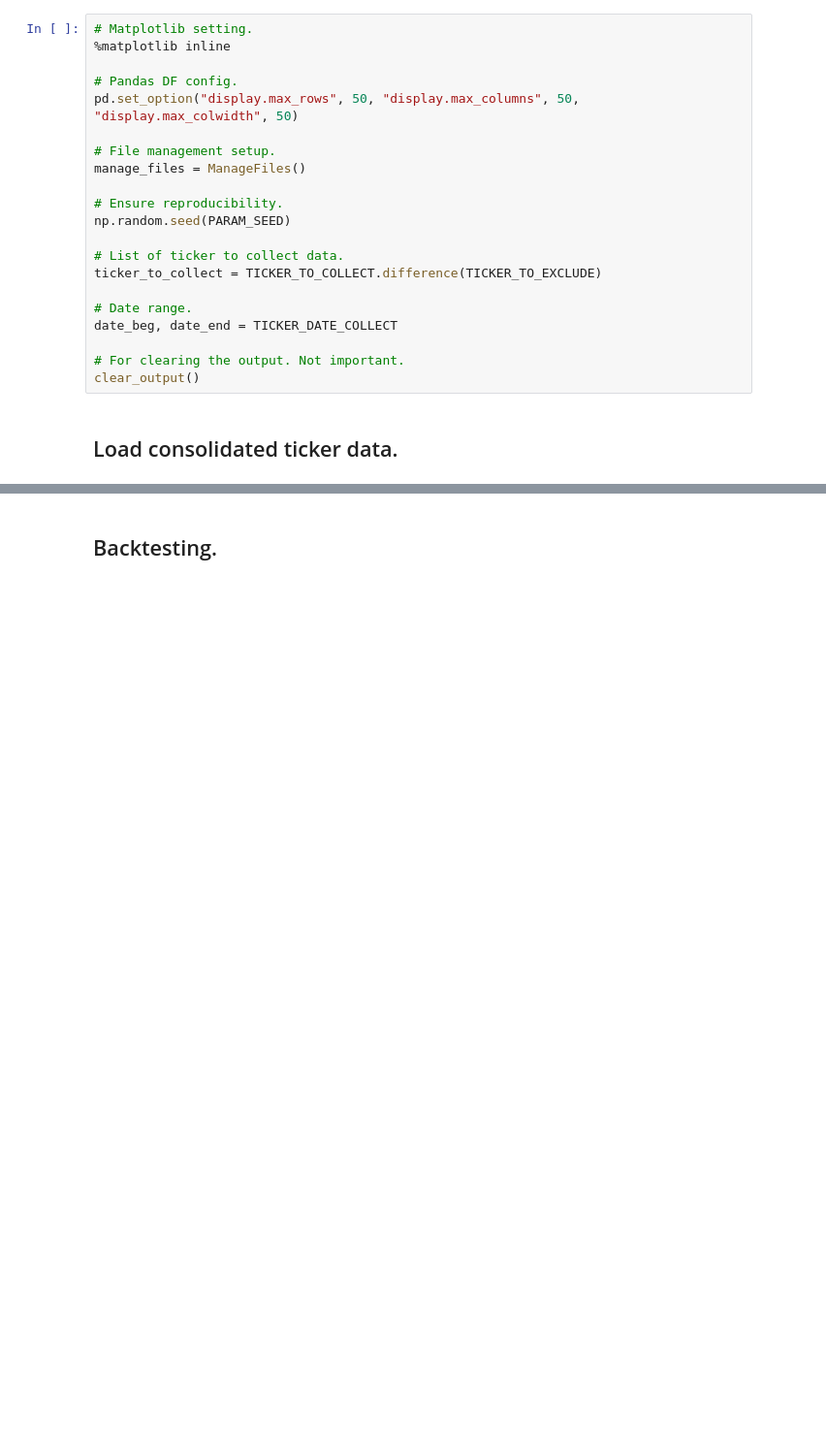
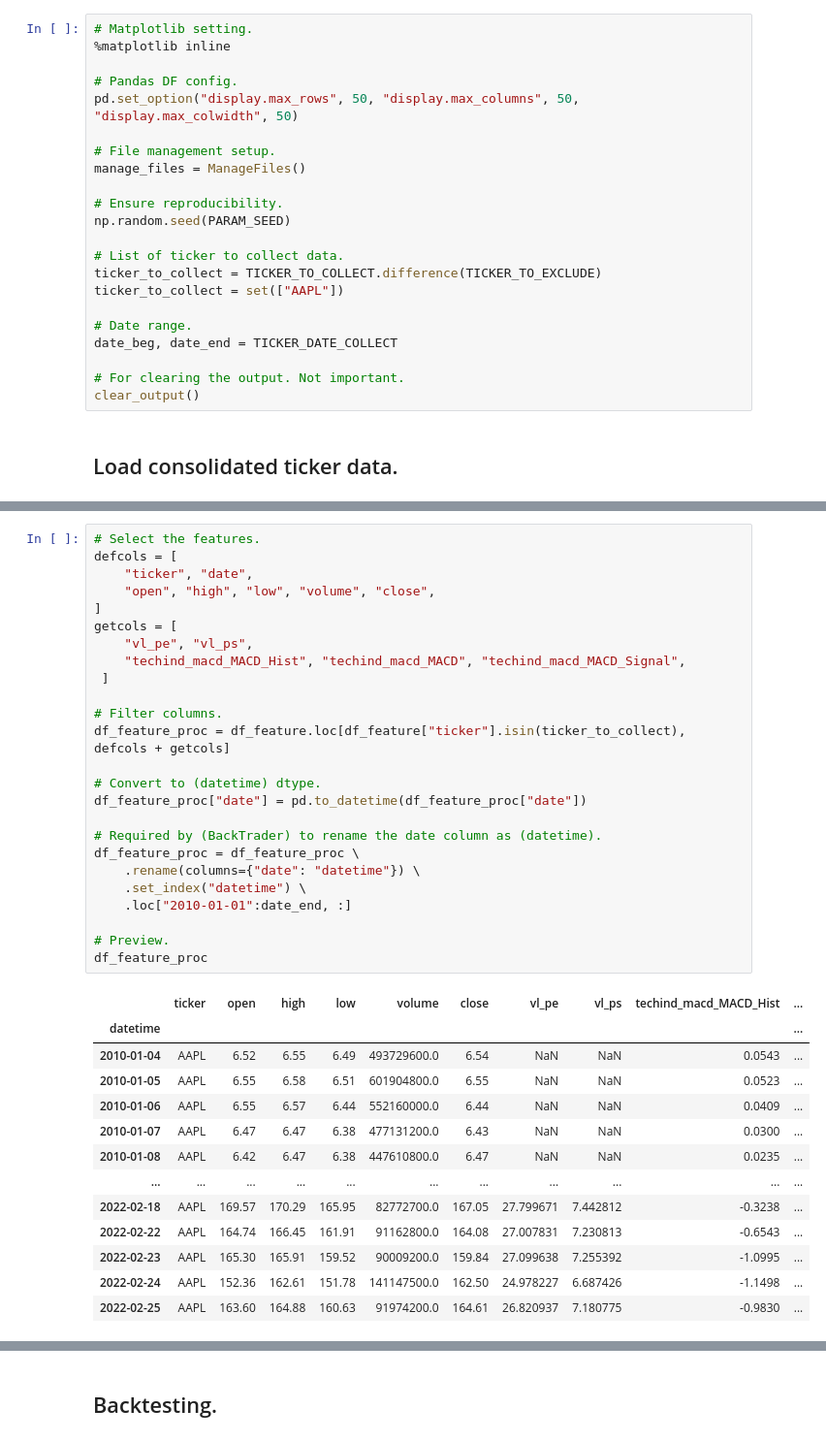
Before and after one commit to lioneltayyd/MADS-CAP, a Jupyter notebook: source/notebooks/backtesting_framework.ipynb, the cells around one changed output, grey strips where cells are left out. Shown at 97% size. Drawn from its saved outputs; the diff is of its cells as text; blank space fills up the shorter version.

```diff
--- a/source/notebooks/backtesting_framework.ipynb
+++ b/source/notebooks/backtesting_framework.ipynb
@@ -48,6 +52,7 @@ np.random.seed(PARAM_SEED)
 
 # List of ticker to collect data.
 ticker_to_collect = TICKER_TO_COLLECT.difference(TICKER_TO_EXCLUDE)
+ticker_to_collect = set(["AAPL"])
 
 # Date range.
 date_beg, date_end = TICKER_DATE_COLLECT
@@ -89,0 +113,39 @@ dft["date"] = pd.to_datetime(dft["date"])
+# %%
+# Select the features.
+defcols = [
+	"ticker", "date",
+	"open", "high", "low", "volume", "close",
+]
+getcols = [
+	"vl_pe", "vl_ps",
+	"techind_macd_MACD_Hist", "techind_macd_MACD", "techind_macd_MACD_Signal",
+ ]
+
+# Filter columns.
+df_feature_proc = df_feature.loc[df_feature["ticker"].isin(ticker_to_collect), defcols + getcols]
+
+# Convert to (datetime) dtype.
+df_feature_proc["date"] = pd.to_datetime(df_feature_proc["date"])
+
+# Required by (BackTrader) to rename the date column as (datetime).
+df_feature_proc = df_feature_proc \
+	.rename(columns={"date": "datetime"}) \
+	.set_index("datetime") \
+	.loc["2010-01-01":date_end, :]
+
+# Preview.
+df_feature_proc
+# %% [output]
+|  | ticker | open | high | low | volume | close | vl_pe | vl_ps | techind_macd_MACD_Hist | ... |
+| datetime |  |  |  |  |  |  |  |  |  | ... |
+| 2010-01-04 | AAPL | 6.52 | 6.55 | 6.49 | 493729600.0 | 6.54 | NaN | NaN | 0.0543 | ... |
+| 2010-01-05 | AAPL | 6.55 | 6.58 | 6.51 | 601904800.0 | 6.55 | NaN | NaN | 0.0523 | ... |
+| 2010-01-06 | AAPL | 6.55 | 6.57 | 6.44 | 552160000.0 | 6.44 | NaN | NaN | 0.0409 | ... |
+| 2010-01-07 | AAPL | 6.47 | 6.47 | 6.38 | 477131200.0 | 6.43 | NaN | NaN | 0.0300 | ... |
+| 2010-01-08 | AAPL | 6.42 | 6.47 | 6.38 | 447610800.0 | 6.47 | NaN | NaN | 0.0235 | ... |
+| ... | ... | ... | ... | ... | ... | ... | ... | ... | ... | ... |
+| 2022-02-18 | AAPL | 169.57 | 170.29 | 165.95 | 82772700.0 | 167.05 | 27.799671 | 7.442812 | -0.3238 | ... |
+| 2022-02-22 | AAPL | 164.74 | 166.45 | 161.91 | 91162800.0 | 164.08 | 27.007831 | 7.230813 | -0.6543 | ... |
+| 2022-02-23 | AAPL | 165.30 | 165.91 | 159.52 | 90009200.0 | 159.84 | 27.099638 | 7.255392 | -1.0995 | ... |
+| 2022-02-24 | AAPL | 152.36 | 162.61 | 151.78 | 141147500.0 | 162.50 | 24.978227 | 6.687426 | -1.1498 | ... |
+| 2022-02-25 | AAPL | 163.60 | 164.88 | 160.63 | 91974200.0 | 164.61 | 26.820937 | 7.180775 | -0.9830 | ... |
```
Also changed, not shown: parts of 20 cells of this notebook, 3 other files.
